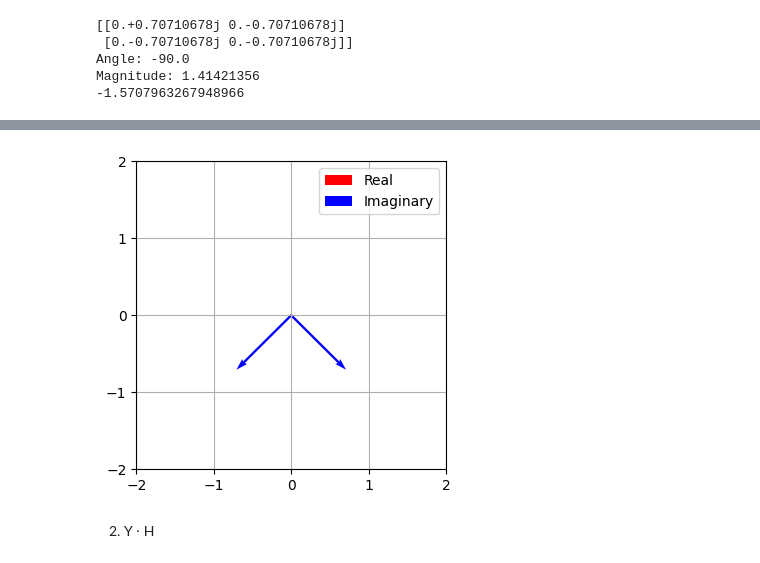
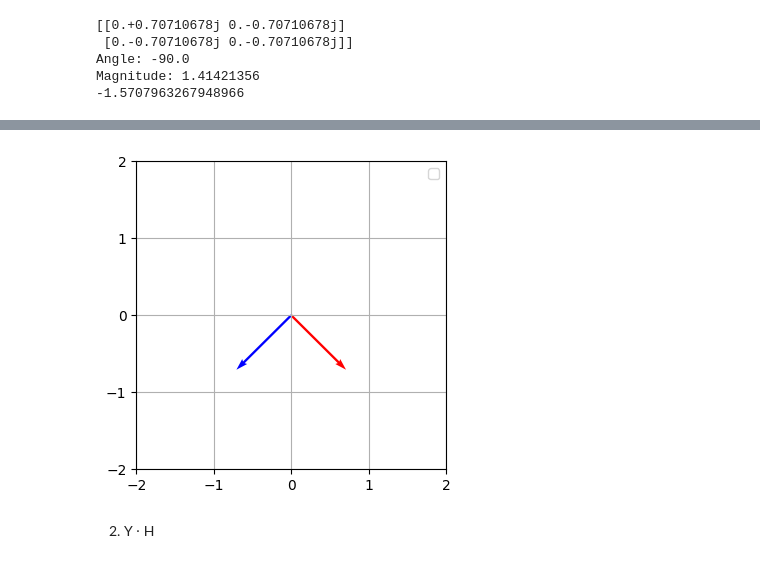
Before and after one commit to PvrpleJade/DSP-4-1-, a Jupyter notebook: DSP_Problem_Set_(Santos).ipynb, the cells around one changed output, grey strips where cells are left out. Cells and saved outputs as stored; diff of their text form; code cells hidden in the pictures.

```diff
--- a/DSP_Problem_Set_(Santos).ipynb
+++ b/DSP_Problem_Set_(Santos).ipynb
@@ -57,10 +57,9 @@ def plot_quiv(x, t_mat=np.eye(2)):
     plt.xticks(np.arange((-size[0]), size[0] + 1, 1.0))
     plt.yticks(np.arange((-size[1]), size[1] + 1, 1.0))
 
-    plt.quiver([0, 0], [0, 0], x_prime.real[0, :], x_prime.real[1, :],
-               angles='xy', scale_units='xy', scale=1, color='red', label="Real")
+
     plt.quiver([0, 0], [0, 0], x_prime.imag[0, :], x_prime.imag[1, :],
-               angles='xy', scale_units='xy', scale=1, color='blue', label="Imaginary")
+               angles='xy', scale_units='xy', scale=1, color=['red','blue'] )
 
     plt.legend()
     plt.grid()
@@ -76,4 +76,4 @@ plot_quiv(A)
-[figure, old version]
+[figure, new version]
 # %% [markdown]
 2. Y ⋅ H
 # %%
```
Also changed, not shown: parts of 9 cells of this notebook.
